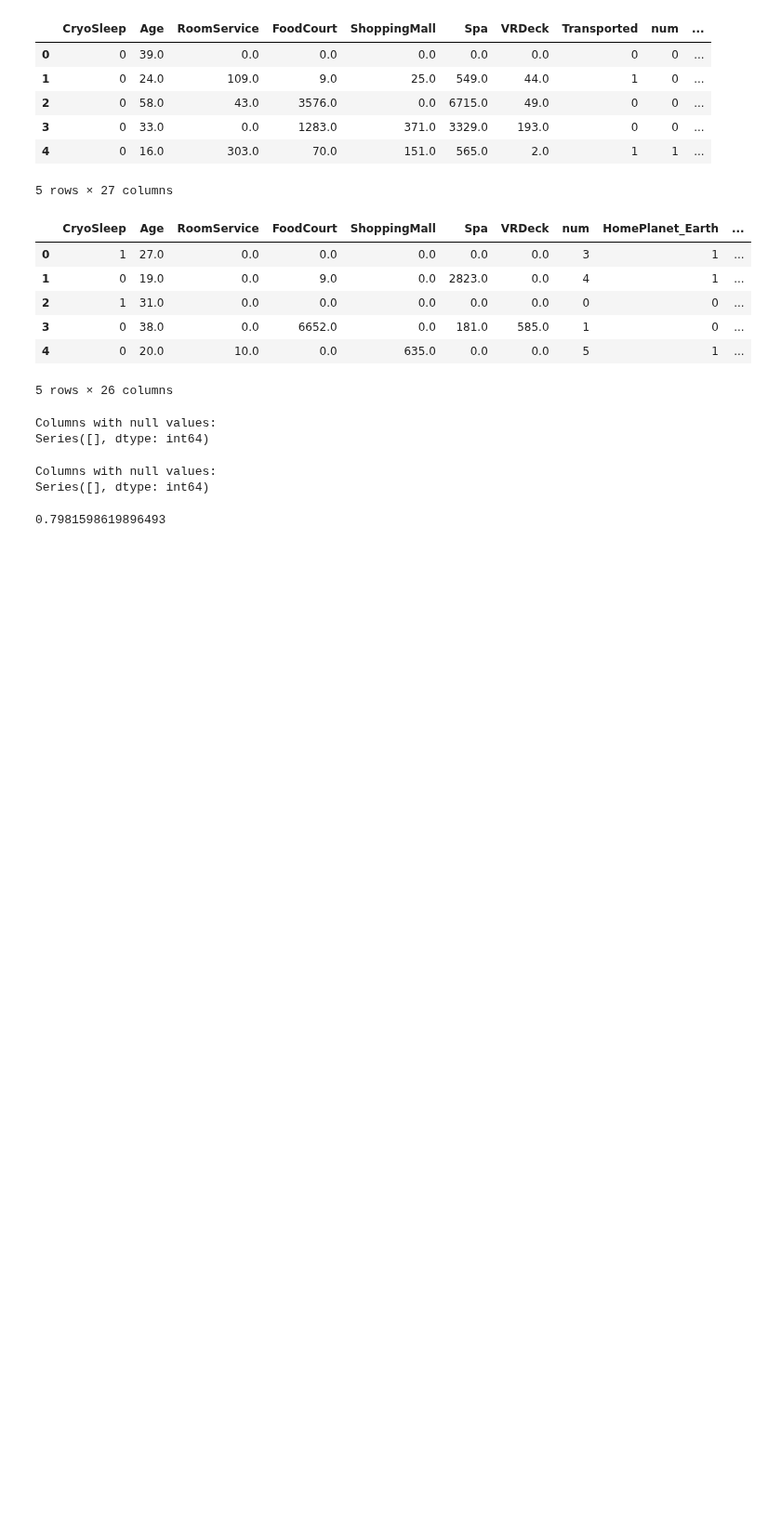
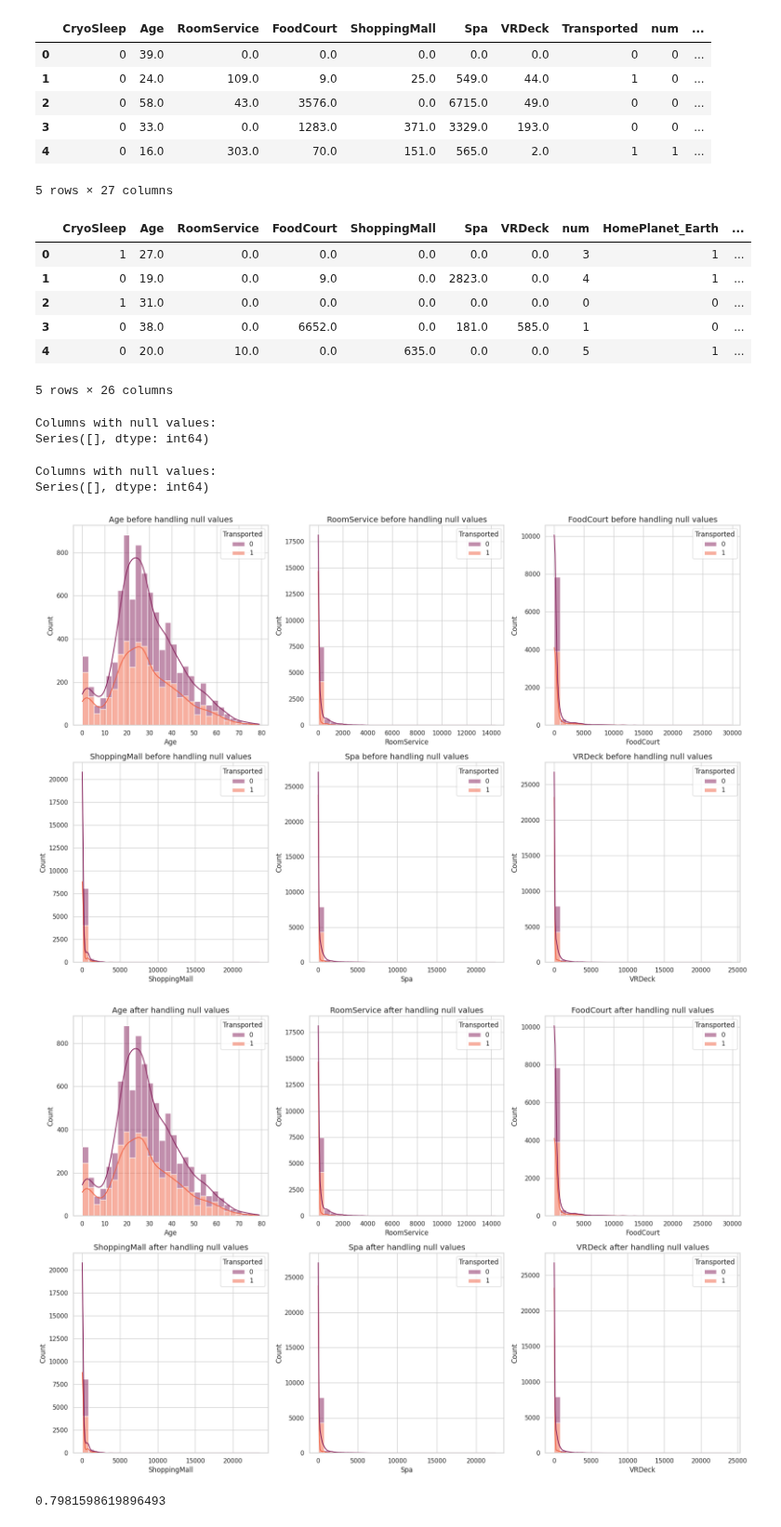
Before and after one commit to kaggle-Challenge-Team-9/Kaggle_challenge, a Jupyter notebook: Kaggle_challenge.ipynb, the cells around one changed output. Shown at 93% size. Cells and saved outputs as stored; diff of their text form; code cells hidden in the pictures; blank space fills up the shorter version.

```diff
--- a/Kaggle_challenge.ipynb
+++ b/Kaggle_challenge.ipynb
@@ -361,6 +361,49 @@ print(null_values[null_values > 0])
 # %% [output]
 Columns with null values:
 Series([], dtype: int64)
+# %%
+# Before replacing null values
+# Numerical features before preprocessing
+numerical_features_before = ['Age', 'RoomService', 'FoodCourt', 'ShoppingMall', 'Spa', 'VRDeck']
+
+# Creating subplots
+fig, axes = plt.subplots(nrows=2, ncols=3, figsize=(18, 12))
+
+# Plotting histograms for each numerical feature before preprocessing
+for i, feature in enumerate(numerical_features_before):
+    row = i // 3
+    col = i % 3
+    sns.histplot(data=train, x=feature, hue='Transported', multiple="stack", ax=axes[row, col], palette="rocket", bins=30, kde=True)
+    axes[row, col].set_title(f'{feature} before handling null values', fontsize=14)
+    axes[row, col].set_xlabel(feature, fontsize=12)
+    axes[row, col].set_ylabel('Count', fontsize=12)
+
+# Adjusting layout
+plt.tight_layout()
+plt.show()
+
+# After replacing null values
+# Numerical features after preprocessing
+numerical_features_after = ['Age', 'RoomService', 'FoodCourt', 'ShoppingMall', 'Spa', 'VRDeck']
+
+# Creating subplots
+fig, axes = plt.subplots(nrows=2, ncols=3, figsize=(18, 12))
+
+# Plotting histograms for each numerical feature after preprocessing
+for i, feature in enumerate(numerical_features_after):
+    row = i // 3
+    col = i % 3
+    sns.histplot(data=train, x=feature, hue='Transported', multiple="stack", ax=axes[row, col], palette="rocket", bins=30, kde=True)
+    axes[row, col].set_title(f'{feature} after handling null values', fontsize=14)
+    axes[row, col].set_xlabel(feature, fontsize=12)
+    axes[row, col].set_ylabel('Count', fontsize=12)
+
+# Adjusting layout
+plt.tight_layout()
+plt.show()
+# %% [output]
+[figure, added]
+[figure, added]
 # %%
 X_test = test
 # %%
```
Also changed, not shown: parts of 1 cell of this notebook.
